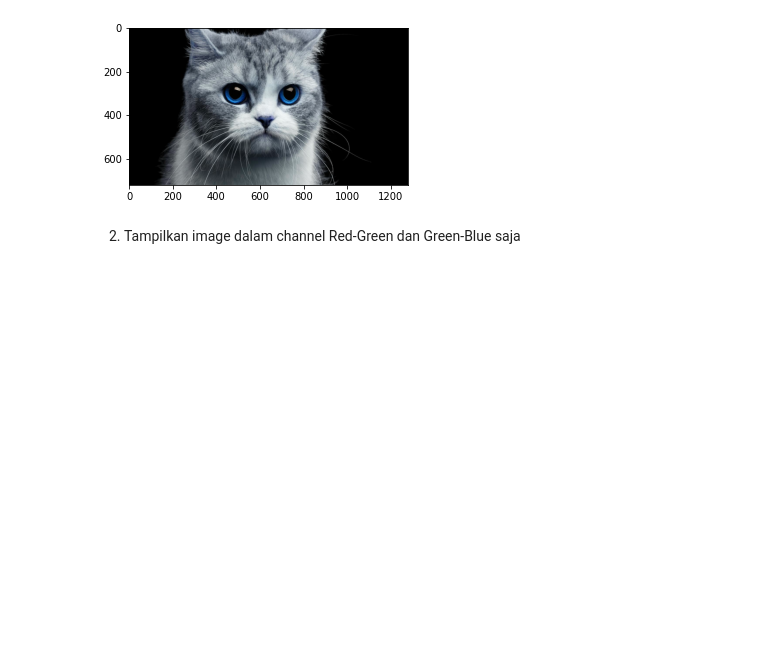
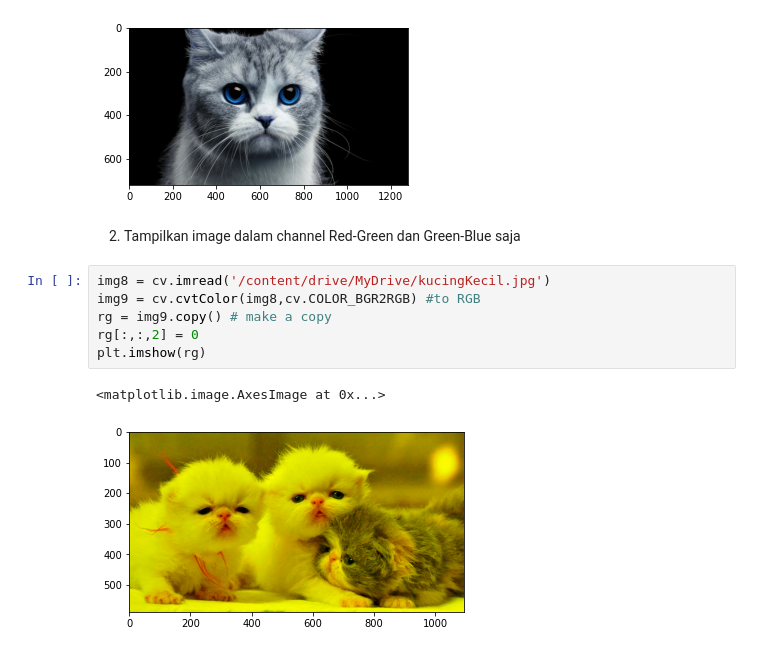
Before and after one commit to b-bella99/PCVK_Genap_2021, a Jupyter notebook: Week2.ipynb, the cells around one changed output. Saved outputs shown, nothing was run; the diff lists cells and outputs as text; blank space fills up the shorter version.

```diff
--- a/Week2.ipynb
+++ b/Week2.ipynb
@@ -179,3 +179,12 @@ ax.imshow(img6)
 [figure]
 # %% [markdown]
 2.	Tampilkan image dalam channel Red-Green dan Green-Blue saja
+# %%
+img8 = cv.imread('/content/drive/MyDrive/kucingKecil.jpg')
+img9 = cv.cvtColor(img8,cv.COLOR_BGR2RGB) #to RGB
+rg = img9.copy() # make a copy
+rg[:,:,2] = 0
+plt.imshow(rg)
+# %% [output]
+<matplotlib.image.AxesImage at 0x...>
+[figure, added]
```
Also changed, not shown: parts of 17 cells of this notebook.
